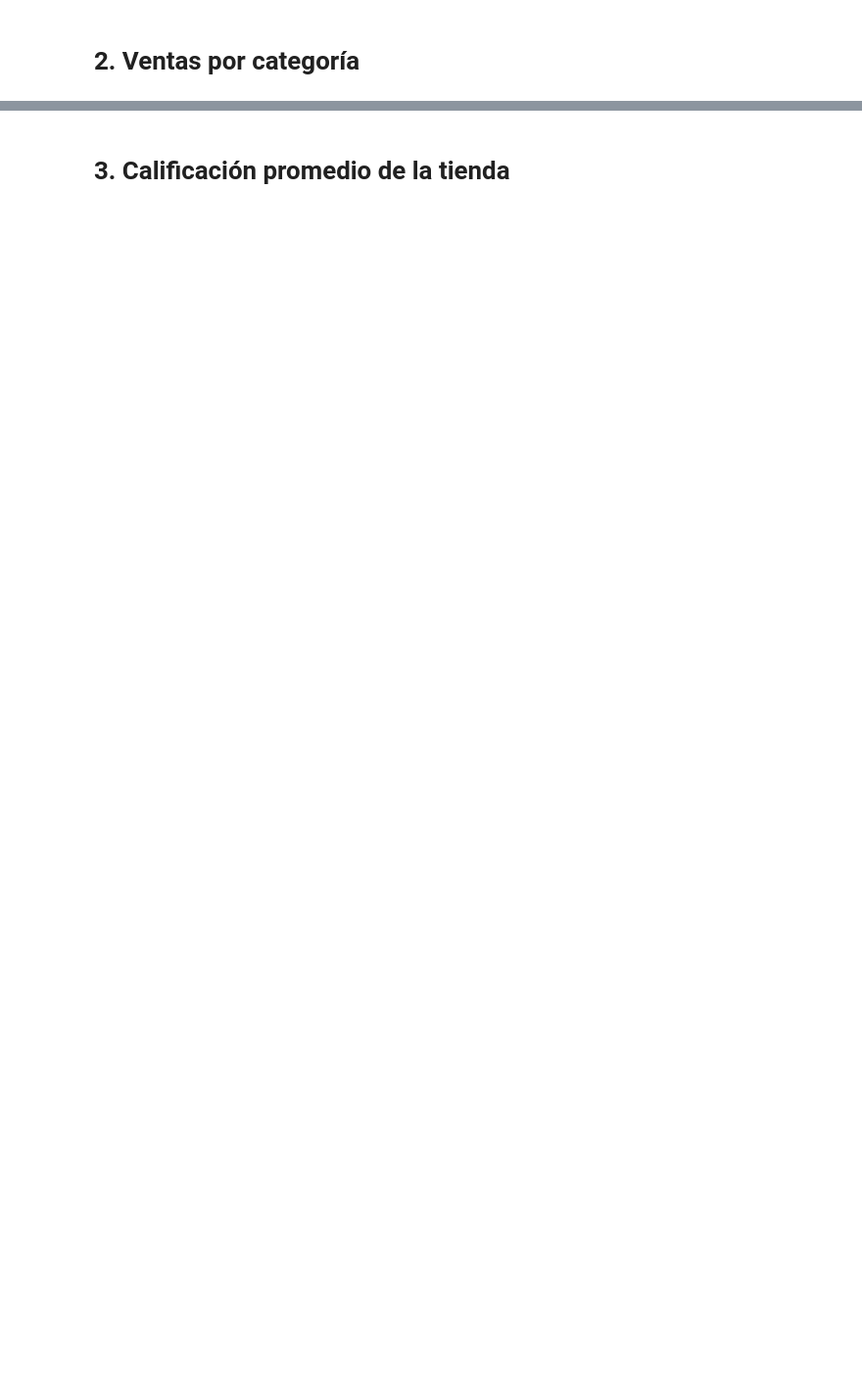
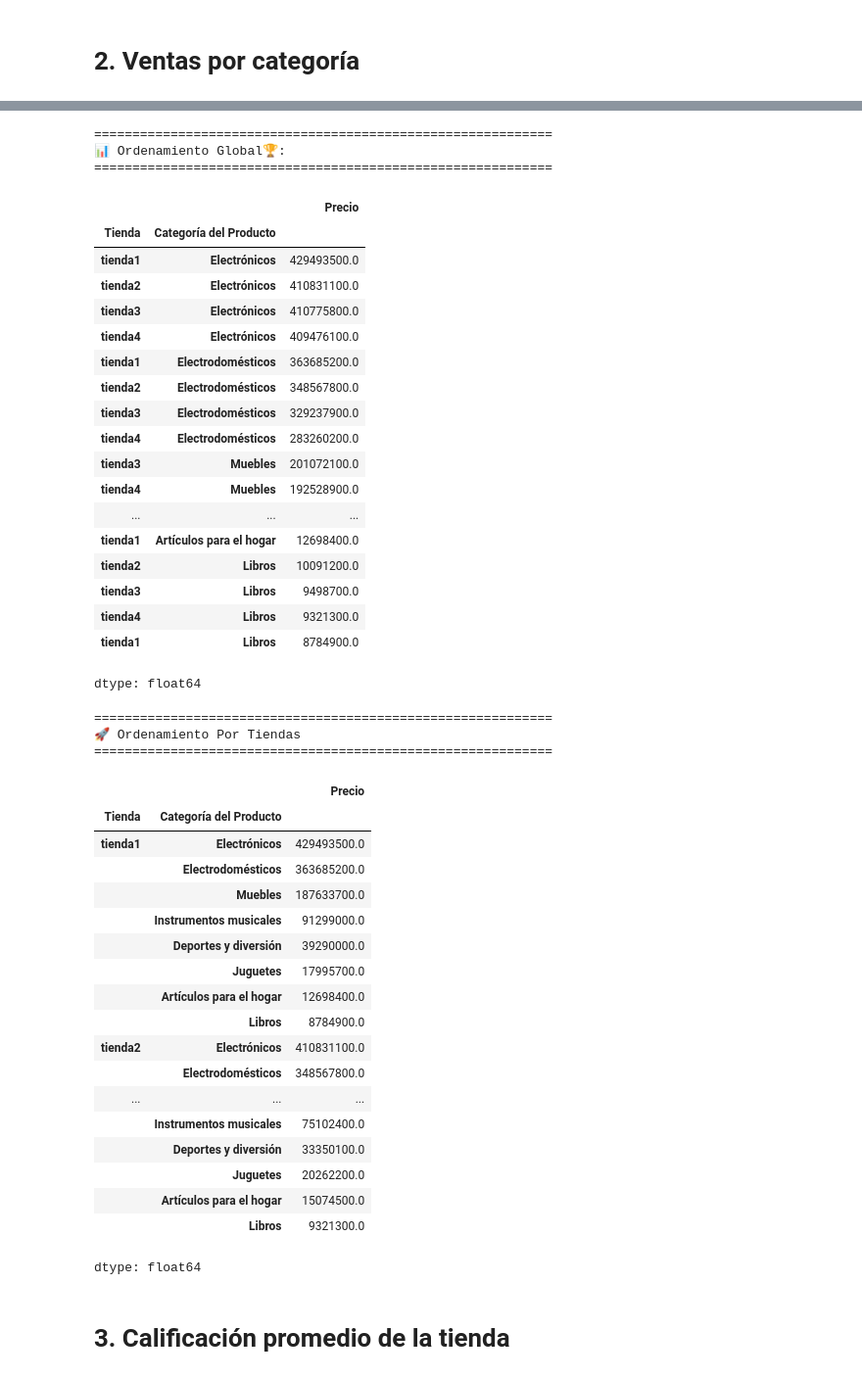
Before and after one commit to Harold-dev-code/Primer_Challenge_DataScience_Alura_Store, a Jupyter notebook: Primer_Challenge_DataScience_AluraStore.ipynb, the cells around one changed output, grey strips where cells are left out. Shown at 98% size. Drawn from its saved outputs; the diff is of its cells as text; code cells hidden in the pictures; blank space fills up the shorter version.

Commit message:
actualización: cumplimos la demanda del análisis de ventas por categoría en cada tienda  y calculamos la calificación promedio de cada una de las tiendas

```diff
--- a/Primer_Challenge_DataScience_AluraStore.ipynb
+++ b/Primer_Challenge_DataScience_AluraStore.ipynb
@@ -284,2 +274,62 @@ dtype: float64
+# %%
+# Agrupa por tienda y por categoría de producto para calcular las ventas totales de cada combinación. El resultado es una Series que muestra el ingreso total por cada combinación de tienda y categoría.
+ventas_por_categoria_tienda = df_tiendas_completo.groupby(['Tienda', 'Categoría del Producto'])['Precio'].sum()
+print("="*60)
+print("📊 Ordenamiento Global🏆:")
+print("="*60)
+# Aparecen las categorías que más dinero generaron en total en orden descendente, sin importar a qué tienda pertenecen
+display(ventas_por_categoria_tienda.sort_values(ascending=False))
+print("="*60)
+print("🚀 Ordenamiento Por Tiendas")
+print("="*60)
+# Logra ordenar por cada Tienda y muestre sus productos del más vendido al menos.
+# La función lambda (lambda x: x.sort_values(ascending=False)) se aplica a cada grupo de tienda ('x').
+# Para cada tienda, 'x' representa sus ventas por categoría, y 'x.sort_values(ascending=False)' ordena esas ventas de mayor a menor.
+display(ventas_por_categoria_tienda.groupby('Tienda', group_keys= False).apply(lambda x: x.sort_values(ascending=False)))
+# %% [output]
+============================================================
+📊 Ordenamiento Global🏆:
+============================================================
+|  |  | Precio |
+| Tienda | Categoría del Producto |  |
+| tienda1 | Electrónicos | 429493500.0 |
+| tienda2 | Electrónicos | 410831100.0 |
+| tienda3 | Electrónicos | 410775800.0 |
+| tienda4 | Electrónicos | 409476100.0 |
+| tienda1 | Electrodomésticos | 363685200.0 |
+| tienda2 | Electrodomésticos | 348567800.0 |
+| tienda3 | Electrodomésticos | 329237900.0 |
+| tienda4 | Electrodomésticos | 283260200.0 |
+| tienda3 | Muebles | 201072100.0 |
+| tienda4 | Muebles | 192528900.0 |
+| ... | ... | ... |
+| tienda1 | Artículos para el hogar | 12698400.0 |
+| tienda2 | Libros | 10091200.0 |
+| tienda3 | Libros | 9498700.0 |
+| tienda4 | Libros | 9321300.0 |
+| tienda1 | Libros | 8784900.0 |
+dtype: float64
+============================================================
+🚀 Ordenamiento Por Tiendas
+============================================================
+|  |  | Precio |
+| Tienda | Categoría del Producto |  |
+| tienda1 | Electrónicos | 429493500.0 |
+|  | Electrodomésticos | 363685200.0 |
+|  | Muebles | 187633700.0 |
+|  | Instrumentos musicales | 91299000.0 |
+|  | Deportes y diversión | 39290000.0 |
+|  | Juguetes | 17995700.0 |
+|  | Artículos para el hogar | 12698400.0 |
+|  | Libros | 8784900.0 |
+| tienda2 | Electrónicos | 410831100.0 |
+|  | Electrodomésticos | 348567800.0 |
+| ... | ... | ... |
+|  | Instrumentos musicales | 75102400.0 |
+|  | Deportes y diversión | 33350100.0 |
+|  | Juguetes | 20262200.0 |
+|  | Artículos para el hogar | 15074500.0 |
+|  | Libros | 9321300.0 |
+dtype: float64
 # %% [markdown]
 # 3. Calificación promedio de la tienda
```
Also changed, not shown: parts of 11 cells of this notebook.
